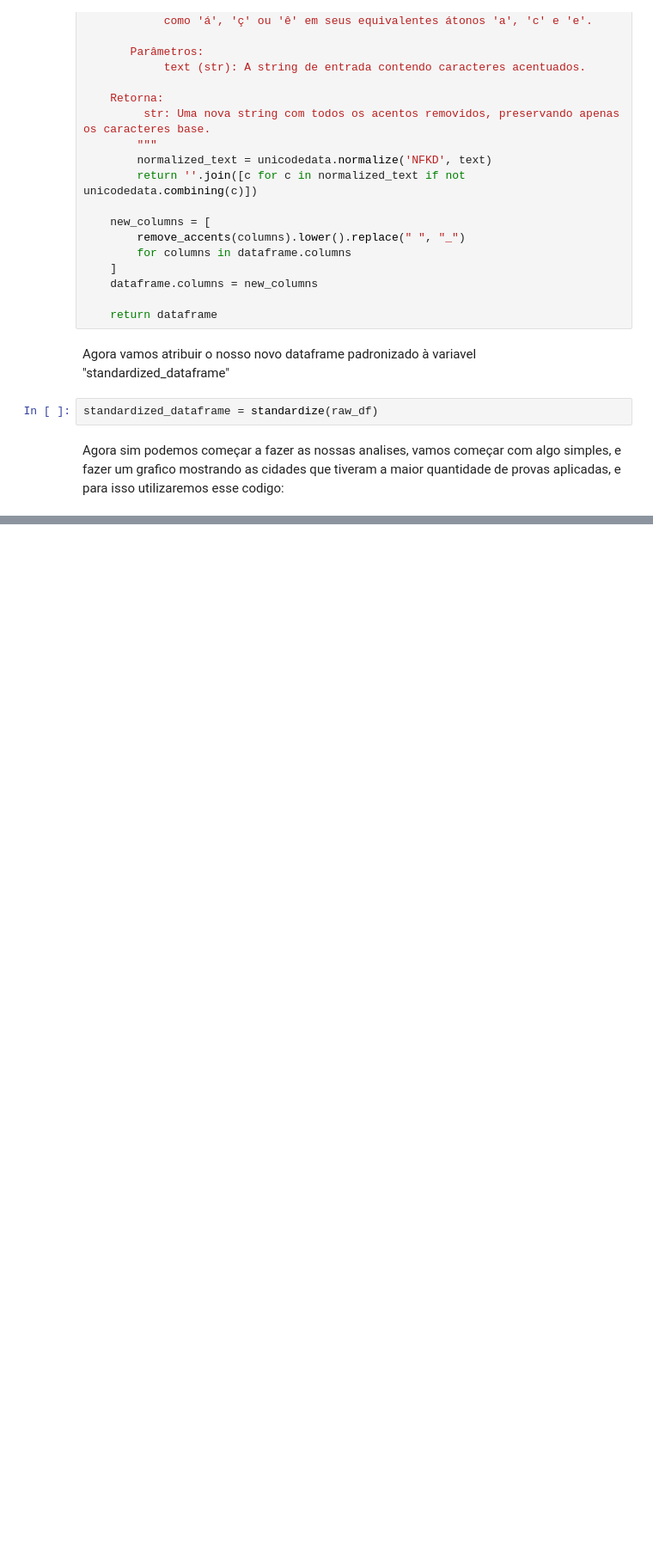
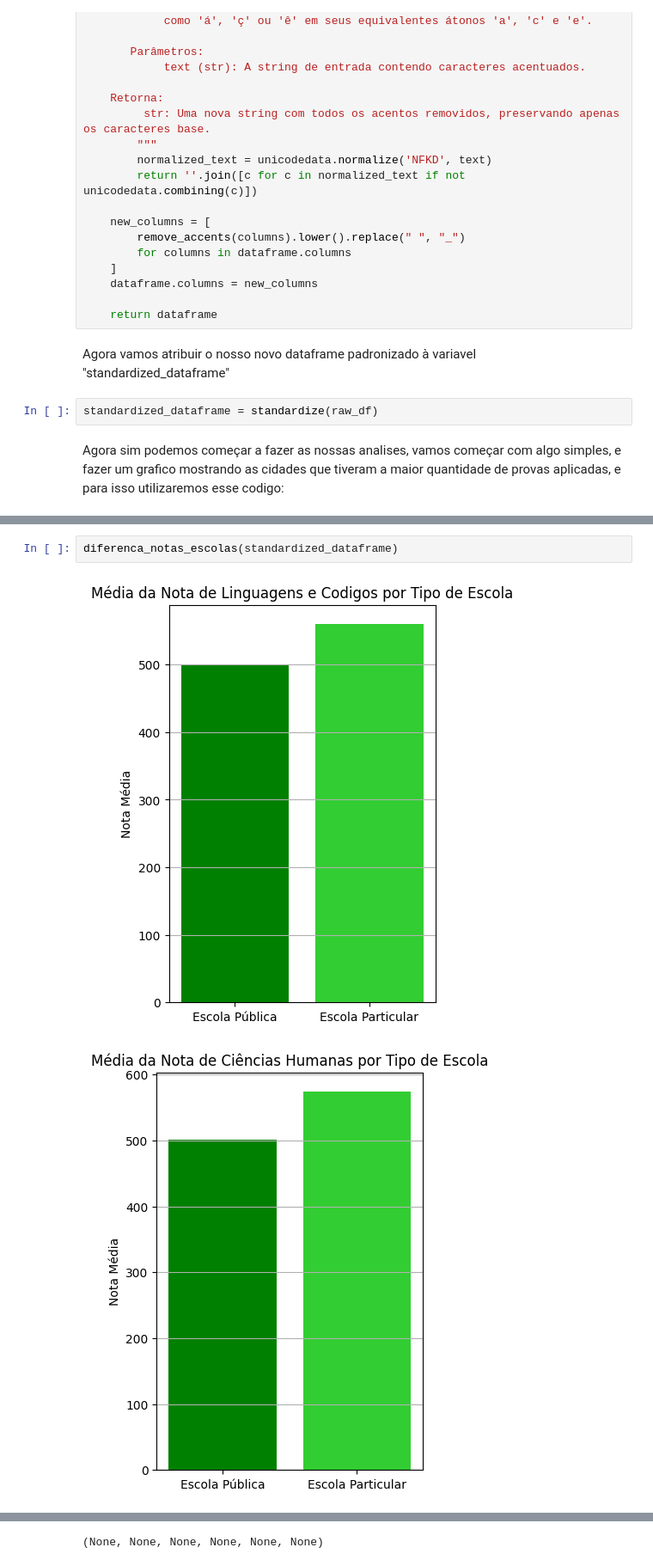
Before and after one commit to 4lbanes/GEIA-25.1, a Jupyter notebook: src/Enem2023_Analise/Analise.ipynb, the cells around one changed output, grey strips where cells are left out. Shown at 86% size. Saved outputs shown, nothing was run; the diff lists cells and outputs as text; blank space fills up the shorter version.

```diff
--- a/src/Enem2023_Analise/Analise.ipynb
+++ b/src/Enem2023_Analise/Analise.ipynb
@@ -83,0 +206,5 @@ def aplicacao_prova(dataframe: pd.DataFrame) -> plt:
+# %%
+diferenca_notas_escolas(standardized_dataframe)
+# %% [output]
+[figure, added]
+[figure, added]
@@ -83,0 +215 @@ def aplicacao_prova(dataframe: pd.DataFrame) -> plt:
+(None, None, None, None, None, None)
```
Also changed, not shown: parts of 9 cells of this notebook.
